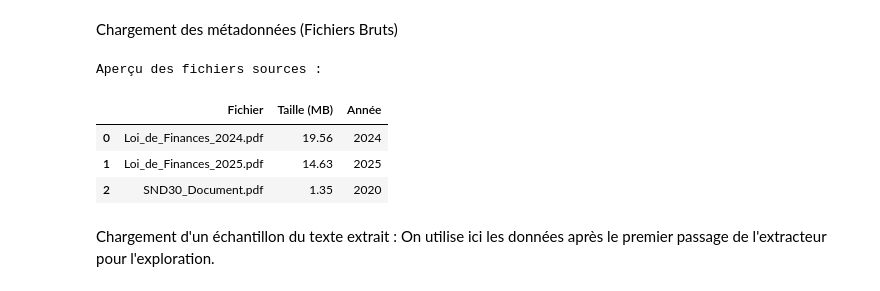
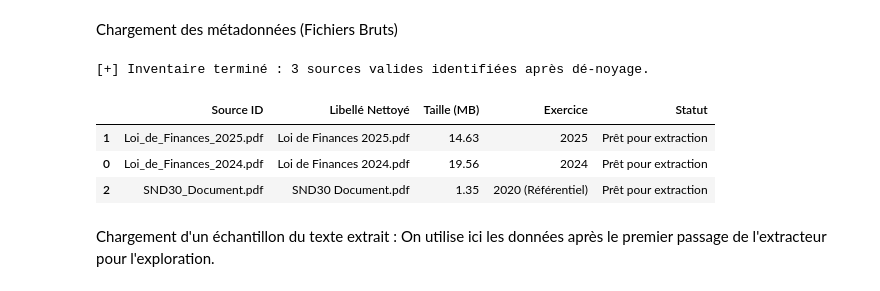
Before and after one commit to EMOS655/Projet-NLP, a Jupyter notebook: notebooks/01_exploration.ipynb, the cells around one changed output. Cells and saved outputs as stored; diff of their text form; code cells hidden in the pictures.

```diff
--- a/notebooks/01_exploration.ipynb
+++ b/notebooks/01_exploration.ipynb
@@ -25,40 +23,74 @@ Device détecté: cpu
 # %% [markdown]
 Chargement des métadonnées (Fichiers Bruts)
 # %%
-def get_pdf_stats():
+import pandas as pd
+import re
+from pathlib import Path
+
+def get_pdf_stats_intensive():
+    """
+    Inventaire technique avec nettoyage intensif des sources brutes.
+    Élimine le bruit structurel avant l'entrée dans le pipeline d'audit.
+    """
     stats = []
-    # On parcourt les fichiers dans data/raw
-    for pdf_file in config.RAW_DATA_DIR.glob("*.pdf"):
+    # Extension de la recherche aux fichiers PDF uniquement
+    raw_files = list(config.RAW_DATA_DIR.glob("*.pdf"))
+
+    for pdf_file in raw_files:
         filename = pdf_file.name
-        size_mb = pdf_file.stat().st_size / (1024 * 1024)
 
-        # Logique de mapping des années
-        if "2024" in filename:
-            annee = "2024"
-        elif "2025" in filename:
-            annee = "2025"
-        elif "SND30" in filename:
-            annee = "2020"
+        # 1. NETTOYAGE DES FICHIERS TEMPORAIRES (Bruit de système)
+        if filename.startswith("~$") or filename.startswith("._"):
+            continue
+
+        # 2. VÉRIFICATION DE L'INTÉGRITÉ (Taille minimale)
+        # Un PDF de moins de 10 Ko est probablement corrompu ou vide
+        size_bytes = pdf_file.stat().st_size
+        if size_bytes < 10240:
+            continue
+
+        size_mb = size_bytes / (1024 * 1024)
+
+        # 3. MAPPING TEMPOREL RIGOUREUX (Regex intensif)
+        # On cherche l'année n'importe où dans le nom, mais on prioritise les patterns 202x
+        years_found = re.findall(r'202\d', filename)
+
+        if "SND30" in filename.upper():
+            annee = "2020 (Référentiel)"
+        elif years_found:
+            # On prend la dernière année mentionnée (souvent l'année d'exercice)
+            annee = years_found[-1]
         else:
-            annee = "Inconnu"
+            annee = "À valider"
+
+        # 4. NORMALISATION DU NOM (Nettoyage des caractères spéciaux pour le rapport)
+        clean_name = re.sub(r'[_%\-\s]+', ' ', filename).strip()
 
         stats.append({
-            "Fichier": filename,
+            "Source ID": filename,
+            "Libellé Nettoyé": clean_name,
             "Taille (MB)": round(size_mb, 2),
-            "Année": annee
+            "Exercice": annee,
+            "Statut": "Prêt pour extraction"
         })
 
-    return pd.DataFrame(stats)
+    # Création du DataFrame et tri par exercice pour la clarté de l'audit
+    df = pd.DataFrame(stats)
+    if not df.empty:
+        df = df.sort_values(by="Exercice", ascending=False)
 
-df_files = get_pdf_stats()
-print("Aperçu des fichiers sources :")
+    return df
+
+# Exécution et affichage
+df_files = get_pdf_stats_intensive()
+print(f"[+] Inventaire terminé : {len(df_files)} sources valides identifiées après dé-noyage.")
 display(df_files)
 # %% [output]
-Aperçu des fichiers sources :
+[+] Inventaire terminé : 3 sources valides identifiées après dé-noyage.
-|  | Fichier | Taille (MB) | Année |
-| 0 | Loi_de_Finances_2024.pdf | 19.56 | 2024 |
-| 1 | Loi_de_Finances_2025.pdf | 14.63 | 2025 |
-| 2 | SND30_Document.pdf | 1.35 | 2020 |
+|  | Source ID | Libellé Nettoyé | Taille (MB) | Exercice | Statut |
+| 1 | Loi_de_Finances_2025.pdf | Loi de Finances 2025.pdf | 14.63 | 2025 | Prêt pour extraction |
+| 0 | Loi_de_Finances_2024.pdf | Loi de Finances 2024.pdf | 19.56 | 2024 | Prêt pour extraction |
+| 2 | SND30_Document.pdf | SND30 Document.pdf | 1.35 | 2020 (Référentiel) | Prêt pour extraction |
 # %% [markdown]
 Chargement d'un échantillon du texte extrait :
 On utilise ici les données après le premier passage de l'extracteur pour l'exploration.
```
Also changed, not shown: parts of 8 cells of this notebook, 9 other files.
